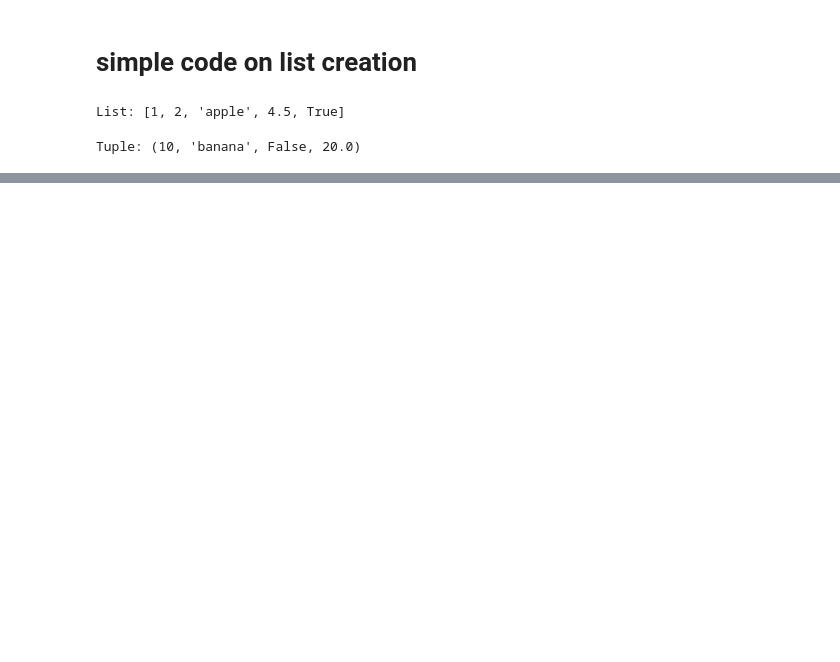
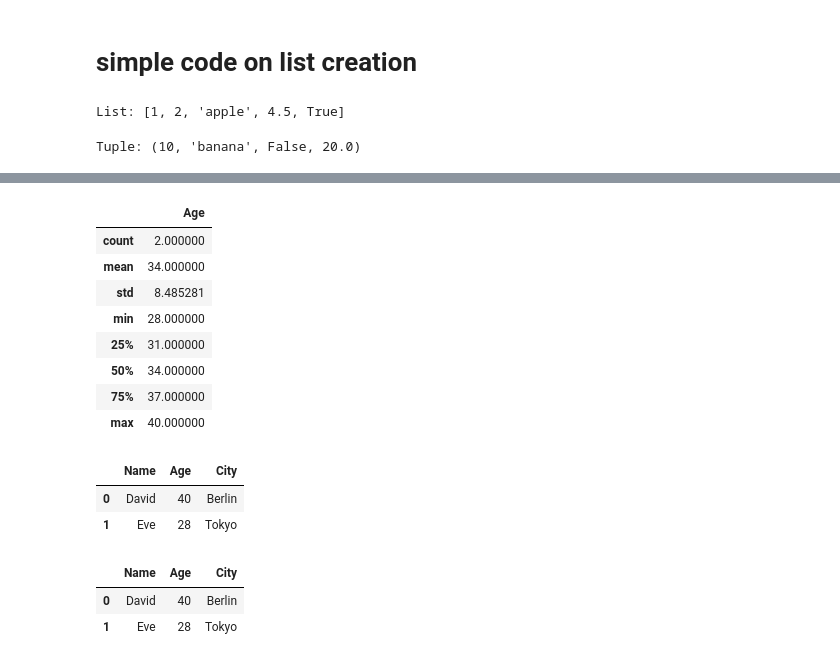
Before and after one commit to venkateshnaramula/SRU_Batch-17-18, a Jupyter notebook: sample.ipynb, the cells around one changed output, grey strips where cells are left out. Cells and saved outputs as stored; diff of their text form; code cells hidden in the pictures; blank space fills up the shorter version.

```diff
--- a/sample.ipynb
+++ b/sample.ipynb
@@ -12,3 +12,23 @@ my_tuple = (10, "banana", False, 20.0)
 print("Tuple:", my_tuple)
 # %% [output]
 Tuple: (10, 'banana', False, 20.0)
+# %%
+import pandas as pd
+
+# Create a sample DataFrame
+data = {'Name': ['Alice', 'Bob', 'Charlie'],
+        'Age': [25, 30, 35],
+        'City': ['New York', 'London', 'Paris']}
+data_list = [['David', 40, 'Berlin'], ['Eve', 28, 'Tokyo']]
+data1 = pd.DataFrame(data_list, columns=['Name', 'Age', 'City'])
+df=pd.DataFrame(data1)
+df1 = pd.DataFrame(data)
+print(df)
+print(df1)
+
+merged_df = pd.merge(df, df1,on=['Name','Age','City'],how='outer')
+print(merged_df)
+# Save the DataFrame to a CSV file
+# 'output.csv' is the desired file name
+# index=False prevents writing the DataFrame index as a column in the CSV
+df.to_csv('output.csv', index=False)
@@ -14,0 +62,24 @@ Tuple: (10, 'banana', False, 20.0)
+# %%
+df.describe()
+# %% [output]
+|  | Age |
+| count | 2.000000 |
+| mean | 34.000000 |
+| std | 8.485281 |
+| min | 28.000000 |
+| 25% | 31.000000 |
+| 50% | 34.000000 |
+| 75% | 37.000000 |
+| max | 40.000000 |
+# %%
+df.head()
+# %% [output]
+|  | Name | Age | City |
+| 0 | David | 40 | Berlin |
+| 1 | Eve | 28 | Tokyo |
+# %%
+df.tail()
+# %% [output]
+|  | Name | Age | City |
+| 0 | David | 40 | Berlin |
+| 1 | Eve | 28 | Tokyo |
```
Also changed, not shown: parts of 2 cells of this notebook.
